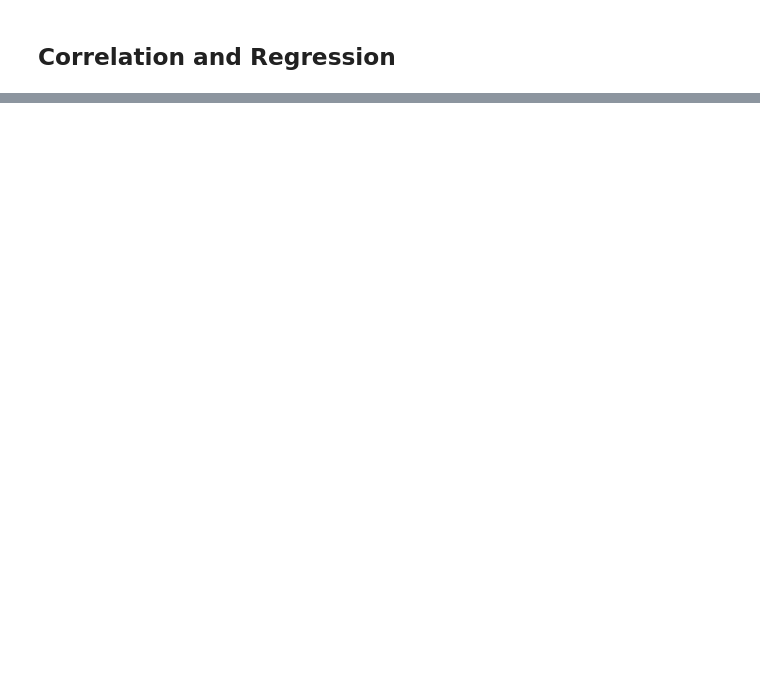
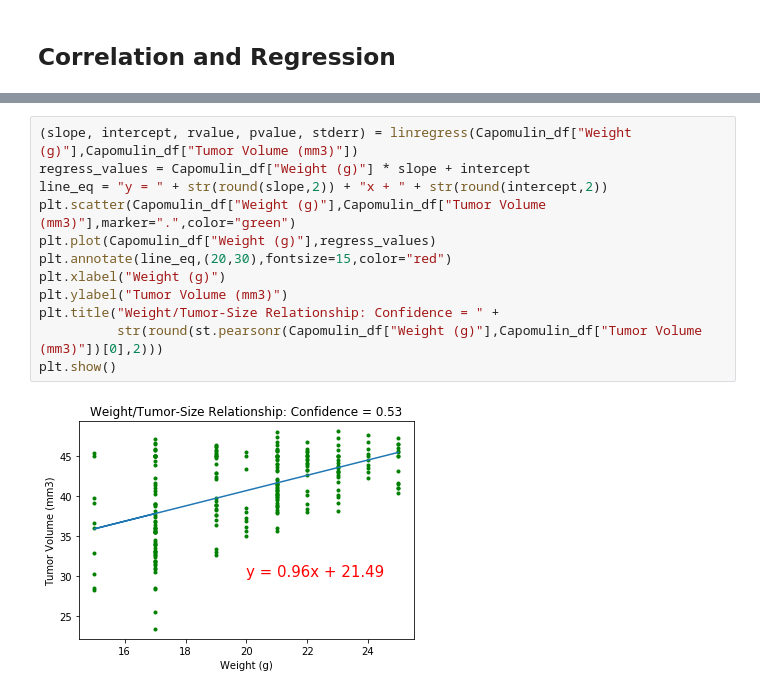
Before and after one commit to OswaldDB/matplotlib-challenge, a Jupyter notebook: pymaceuticals_starter.ipynb, the cells around one changed output, grey strips where cells are left out. Drawn from its saved outputs; the diff is of its cells as text; blank space fills up the shorter version.

```diff
--- a/pymaceuticals_starter.ipynb
+++ b/pymaceuticals_starter.ipynb
@@ -271,0 +301,14 @@ outliers_df
+# %%
+(slope, intercept, rvalue, pvalue, stderr) = linregress(Capomulin_df["Weight (g)"],Capomulin_df["Tumor Volume (mm3)"])
+regress_values = Capomulin_df["Weight (g)"] * slope + intercept
+line_eq = "y = " + str(round(slope,2)) + "x + " + str(round(intercept,2))
+plt.scatter(Capomulin_df["Weight (g)"],Capomulin_df["Tumor Volume (mm3)"],marker=".",color="green")
+plt.plot(Capomulin_df["Weight (g)"],regress_values)
+plt.annotate(line_eq,(20,30),fontsize=15,color="red")
+plt.xlabel("Weight (g)")
+plt.ylabel("Tumor Volume (mm3)")
+plt.title("Weight/Tumor-Size Relationship: Confidence = " +
+          str(round(st.pearsonr(Capomulin_df["Weight (g)"],Capomulin_df["Tumor Volume (mm3)"])[0],2)))
+plt.show()
+# %% [output]
+[figure, added]
```
Also changed, not shown: parts of 10 cells of this notebook.
